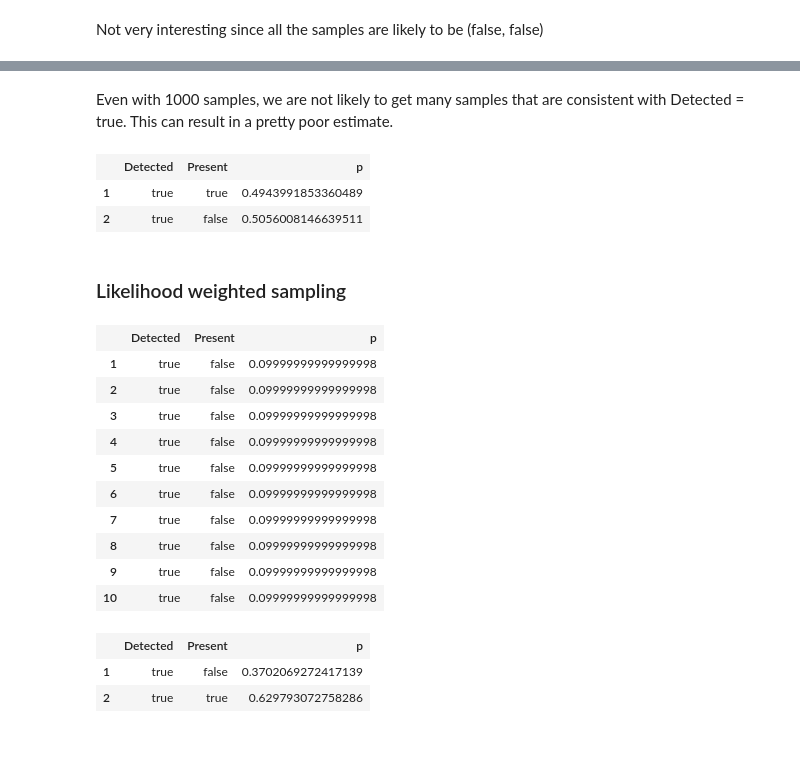
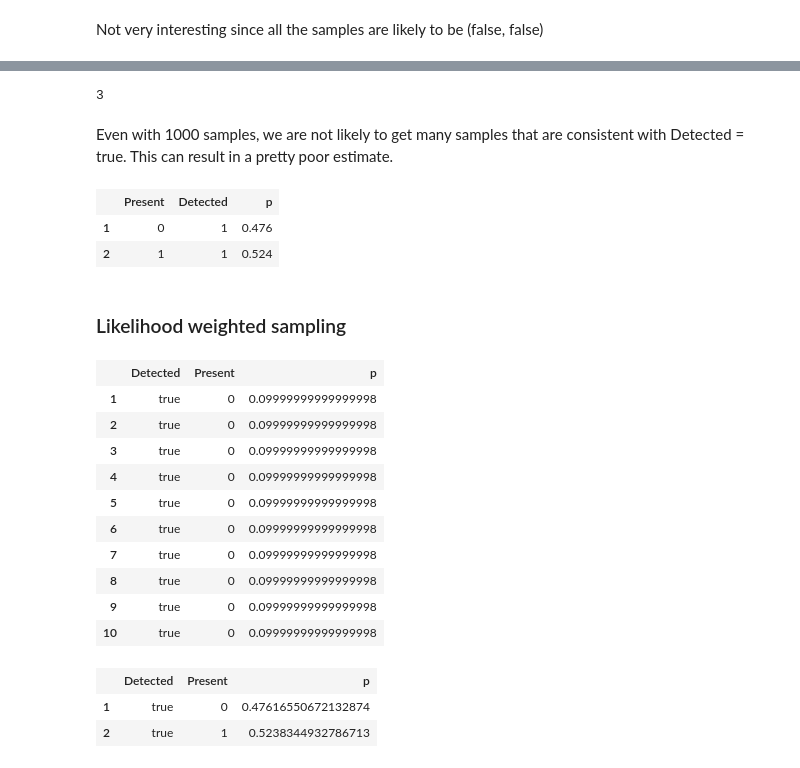
Before and after one commit to sisl/aa228-notebook, a Jupyter notebook: 03-Inference.ipynb, the cells around one changed output, grey strips where cells are left out. Drawn from its saved outputs; the diff is of its cells as text; code cells hidden in the pictures.

```diff
--- a/03-Inference.ipynb
+++ b/03-Inference.ipynb
@@ -243,9 +253,7 @@ rand_table(b, numSamples=8)
 # %% [markdown]
 ### Example chemical detection network
 # %%
-b = BayesNet([:Present, :Detected])
-add_edge!(b, :Present, :Detected)
-set_CPD!(b, :Present, CPDs.Bernoulli(0.001))
-set_CPD!(b, :Detected, CPDs.Bernoulli(a->a[:Present] == true ? 0.999 : 0.001))
-b
+b = BayesNet()
+push!(b, StaticCPD(:Present, Bernoulli(0.001)))
+push!(b, FunctionalCPD{Bernoulli}(:Detected, [:Present], a->Bernoulli(a[:Present] == true ? 0.999 : 0.001)))
 # %% [output]
@@ -288,30 +277,35 @@ rand_table(b, numSamples=1000, consistentWith=Assignment(:Detected=>true))
+# %%
+data = rand(b, 1000)
+sum(data[:Detected] .== 1)
+# %% [output]
+3
 # %% [markdown]
 Even with 1000 samples, we are not likely to get many samples that are consistent with Detected = true. This can result in a pretty poor estimate.
-# %%
-BayesNets.estimate(rand_table(b, numSamples=10000, consistentWith=Assignment(:Detected=>true)))
-# %% [output]
-|  | Detected | Present | p |
-| 1 | true | true | 0.4943991853360489 |
-| 2 | true | false | 0.5056008146639511 |
+# %%
+estimate(rand(b, 1000, Assignment(:Detected=>true), 100000000))
+# %% [output]
+|  | Present | Detected | p |
+| 1 | 0 | 1 | 0.476 |
+| 2 | 1 | 1 | 0.524 |
 # %% [markdown]
 ### Likelihood weighted sampling
 # %%
-rand_table_weighted(b, numSamples=10, consistentWith=Assignment(:Detected=>true))
+rand_table_weighted(b, nsamples=10, consistent_with=Assignment(:Detected=>true))
 # %% [output]
 |  | Detected | Present | p |
-| 1 | true | false | 0.09999999999999998 |
-| 2 | true | false | 0.09999999999999998 |
-| 3 | true | false | 0.09999999999999998 |
-| 4 | true | false | 0.09999999999999998 |
-| 5 | true | false | 0.09999999999999998 |
-| 6 | true | false | 0.09999999999999998 |
-| 7 | true | false | 0.09999999999999998 |
-| 8 | true | false | 0.09999999999999998 |
-| 9 | true | false | 0.09999999999999998 |
-| 10 | true | false | 0.09999999999999998 |
+| 1 | true | 0 | 0.09999999999999998 |
+| 2 | true | 0 | 0.09999999999999998 |
+| 3 | true | 0 | 0.09999999999999998 |
+| 4 | true | 0 | 0.09999999999999998 |
+| 5 | true | 0 | 0.09999999999999998 |
+| 6 | true | 0 | 0.09999999999999998 |
+| 7 | true | 0 | 0.09999999999999998 |
+| 8 | true | 0 | 0.09999999999999998 |
+| 9 | true | 0 | 0.09999999999999998 |
+| 10 | true | 0 | 0.09999999999999998 |
 # %%
-BayesNets.estimate(rand_table_weighted(b, numSamples=10000, consistentWith=Assignment(:Detected=>true)))
+estimate(rand_table_weighted(b, nsamples=10000, consistent_with=Assignment(:Detected=>true)))
 # %% [output]
 |  | Detected | Present | p |
-| 1 | true | false | 0.3702069272417139 |
-| 2 | true | true | 0.629793072758286 |
+| 1 | true | 0 | 0.47616550672132874 |
+| 2 | true | 1 | 0.5238344932786713 |
```
Also changed, not shown: parts of 23 cells of this notebook, 5 other files.
